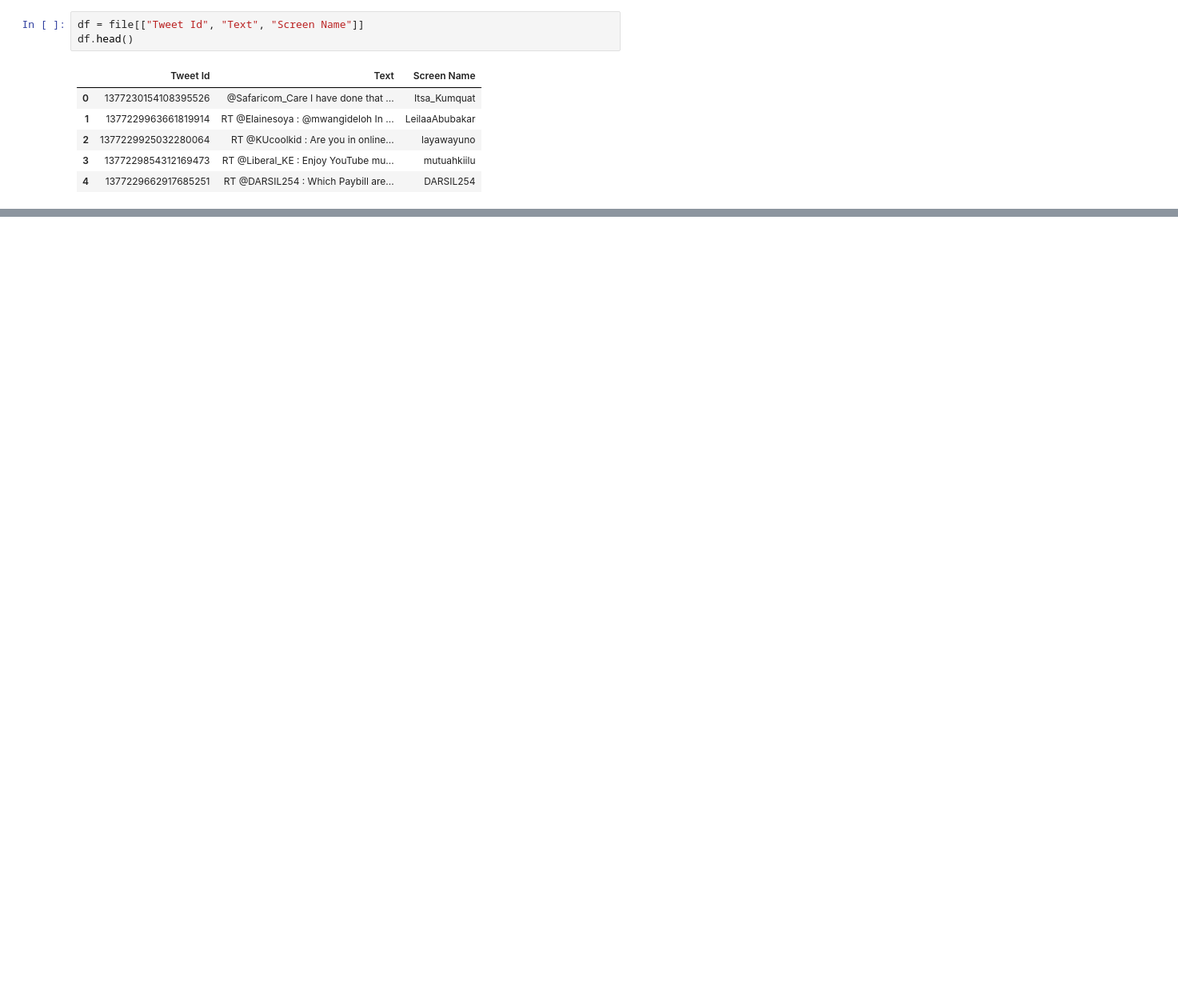
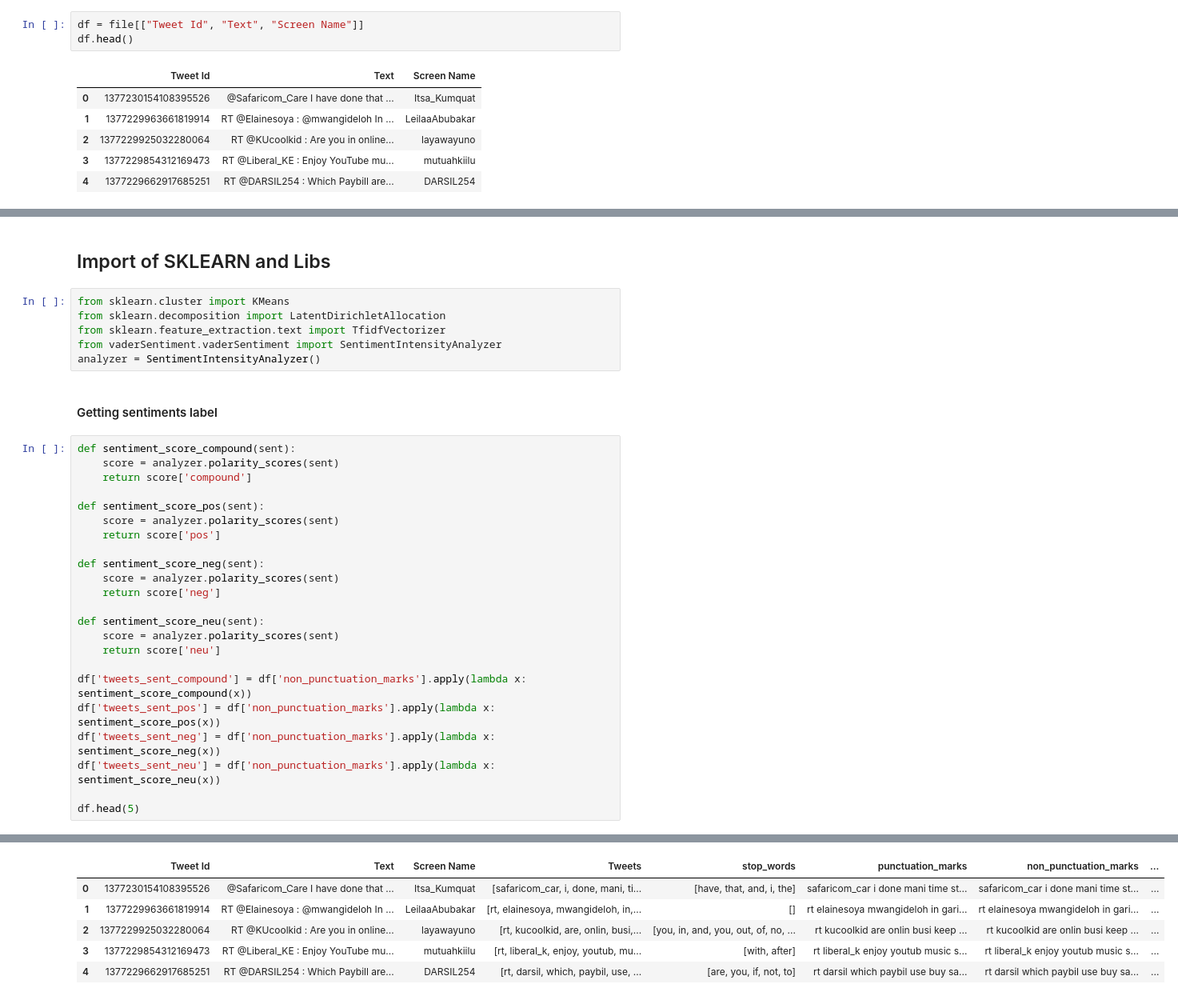
Before and after one commit to james-mumo/data-science-portfolio, a Jupyter notebook: sentiment-analysis-social-media/main.ipynb, the cells around one changed output, grey strips where cells are left out. Shown: that part at 80% size. Saved outputs shown, nothing was run; the diff lists cells and outputs as text; blank space fills up the shorter version.

```diff
--- a/sentiment-analysis-social-media/main.ipynb
+++ b/sentiment-analysis-social-media/main.ipynb
@@ -49,0 +207,34 @@ df.head()
+# %% [markdown]
+## Import of SKLEARN and Libs
+# %%
+from sklearn.cluster import KMeans
+from sklearn.decomposition import LatentDirichletAllocation
+from sklearn.feature_extraction.text import TfidfVectorizer
+from vaderSentiment.vaderSentiment import SentimentIntensityAnalyzer
+analyzer = SentimentIntensityAnalyzer()
+# %% [markdown]
+<h4>Getting sentiments label</h4>
+# %%
+def sentiment_score_compound(sent):
+    score = analyzer.polarity_scores(sent)
+    return score['compound']
+
+def sentiment_score_pos(sent):
+    score = analyzer.polarity_scores(sent)
+    return score['pos']
+
+def sentiment_score_neg(sent):
+    score = analyzer.polarity_scores(sent)
+    return score['neg']
+
+def sentiment_score_neu(sent):
+    score = analyzer.polarity_scores(sent)
+    return score['neu']
+
+df['tweets_sent_compound'] = df['non_punctuation_marks'].apply(lambda x: sentiment_score_compound(x))
+df['tweets_sent_pos'] = df['non_punctuation_marks'].apply(lambda x: sentiment_score_pos(x))
+df['tweets_sent_neg'] = df['non_punctuation_marks'].apply(lambda x: sentiment_score_neg(x))
+df['tweets_sent_neu'] = df['non_punctuation_marks'].apply(lambda x: sentiment_score_neu(x))
+
+df.head(5)
+# %% [output]
@@ -49,0 +261,6 @@ df.head()
+|  | Tweet Id | Text | Screen Name | Tweets | stop_words | punctuation_marks | non_punctuation_marks | ... |
+| 0 | 1377230154108395526 | @Safaricom_Care I have done that ... | Itsa_Kumquat | [safaricom_car, i, done, mani, ti... | [have, that, and, i, the] | safaricom_car i done mani time st... | safaricom_car i done mani time st... | ... |
+| 1 | 1377229963661819914 | RT @Elainesoya : @mwangideloh In ... | LeilaaAbubakar | [rt, elainesoya, mwangideloh, in,... | [] | rt elainesoya mwangideloh in gari... | rt elainesoya mwangideloh in gari... | ... |
+| 2 | 1377229925032280064 | RT @KUcoolkid : Are you in online... | layawayuno | [rt, kucoolkid, are, onlin, busi,... | [you, in, and, you, out, of, no, ... | rt kucoolkid are onlin busi keep ... | rt kucoolkid are onlin busi keep ... | ... |
+| 3 | 1377229854312169473 | RT @Liberal_KE : Enjoy YouTube mu... | mutuahkiilu | [rt, liberal_k, enjoy, youtub, mu... | [with, after] | rt liberal_k enjoy youtub music s... | rt liberal_k enjoy youtub music s... | ... |
+| 4 | 1377229662917685251 | RT @DARSIL254 : Which Paybill are... | DARSIL254 | [rt, darsil, which, paybil, use, ... | [are, you, if, not, to] | rt darsil which paybil use buy sa... | rt darsil which paybil use buy sa... | ... |
```
Also changed, not shown: parts of 36 cells of this notebook, 1 other file.
